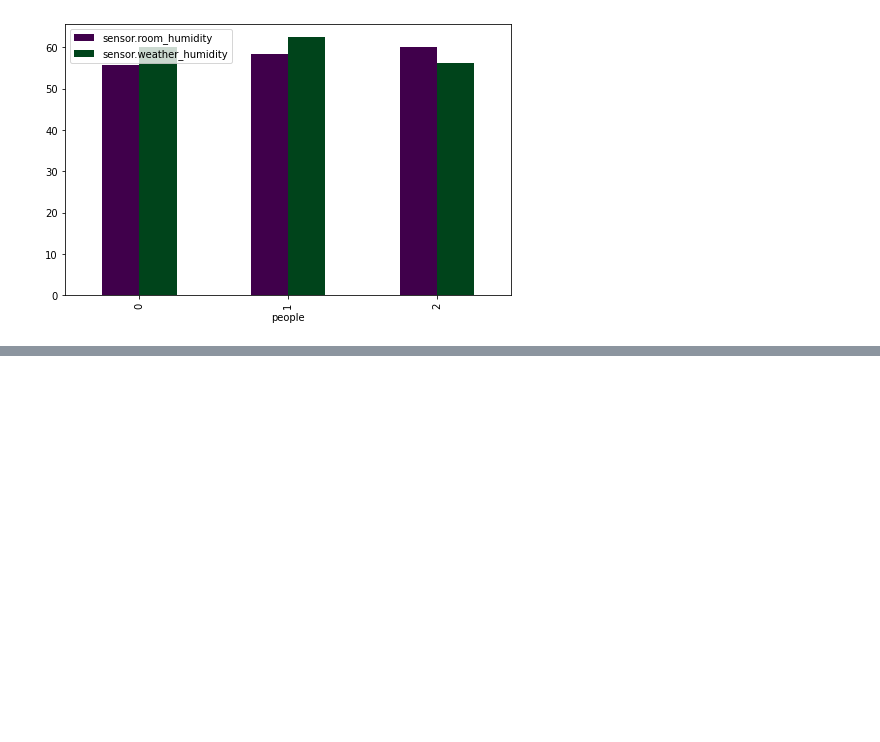
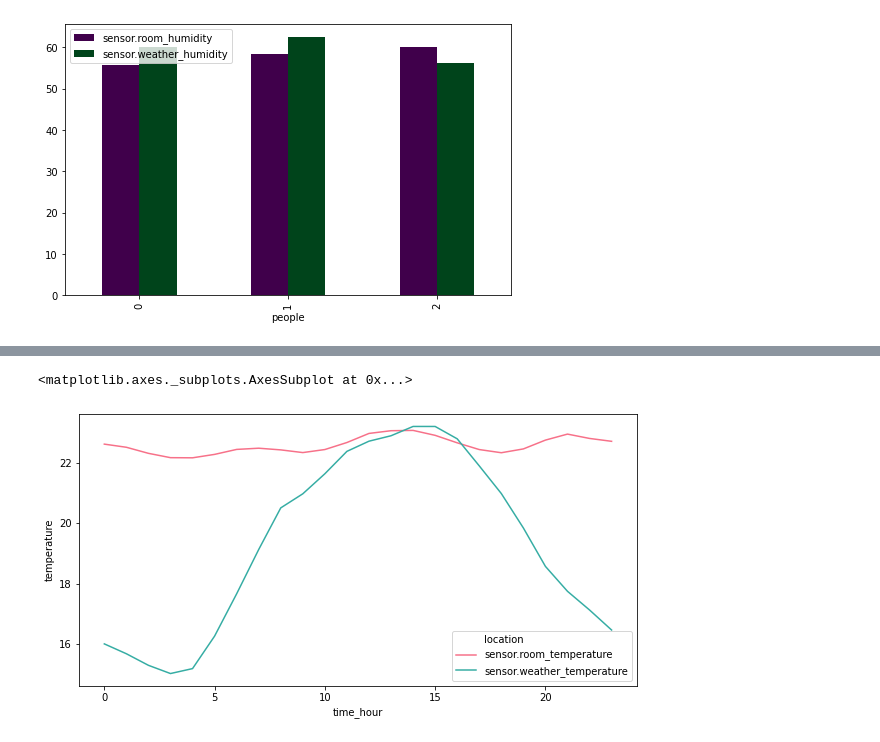
Before and after one commit to asyaparfenova/air_condidioner_effectiveness_cost_carbon_footprint, a Jupyter notebook: EDA.ipynb, the cells around one changed output, grey strips where cells are left out. Cells and saved outputs as stored; diff of their text form; code cells hidden in the pictures; blank space fills up the shorter version.

```diff
--- a/EDA.ipynb
+++ b/EDA.ipynb
@@ -416 +499,6 @@ Observations:
+# %%
+sns.lineplot(data=grouped_by_hour, x='time_hour', y='temperature', hue='location', palette="husl")
+# %% [output]
+<matplotlib.axes._subplots.AxesSubplot at 0x...>
+[figure, added]
 # %% [markdown]
```
Also changed, not shown: parts of 15 cells of this notebook.
